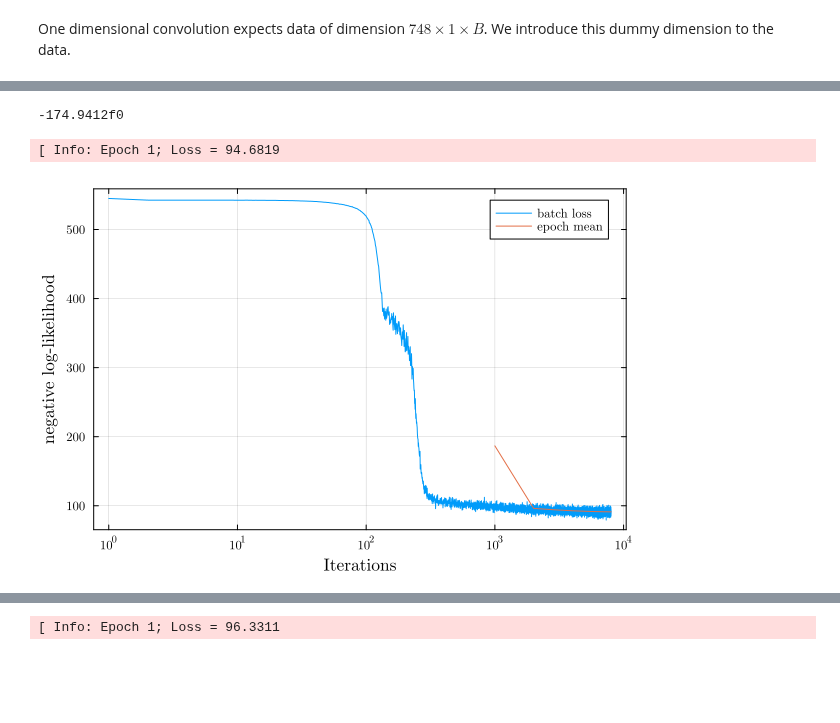
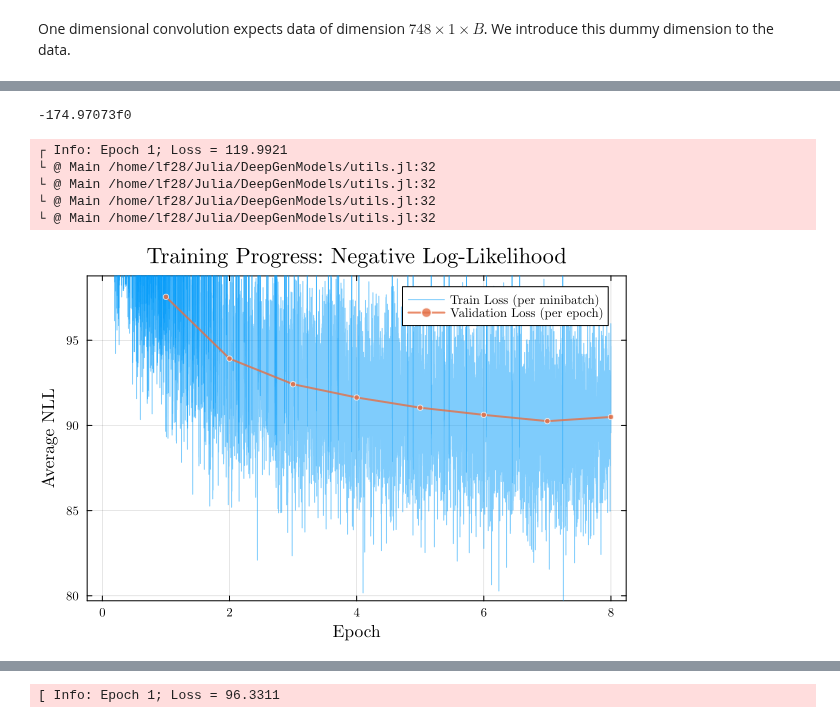
Before and after one commit to lf28/DeepGenModels, a Jupyter notebook: WaveNet.ipynb, the cells around one changed output, grey strips where cells are left out. Cells and saved outputs as stored; diff of their text form; code cells hidden in the pictures; blank space fills up the shorter version.

```diff
--- a/WaveNet.ipynb
+++ b/WaveNet.ipynb
@@ -450,20 +517,24 @@ vec2imgs(sample(pix_net_no_dil, 100); nrows=10)
 # %%
-logpdf(pix_net_no_dil, mnist_binary_test_loader; reduction=mean)
+logpdf(pix_net_no_dil, mnist_binary_test |> device; reduction=mean)
 # %% [output]
--174.9412f0
+-174.97073f0
 # %%
 begin
     Random.seed!(123)
 
     pix_net_dil = PixelCNN1D(28^2, n_layers, ks, nc; dilation=true, built_in_padding=false) |> device
-    losses_dil, _ = fit!(pix_net_dil, mnist_binary_loader, Adam(), 8; verbose=true, every_epoch=2, learning_rate_decay=true, validation_data_loader=nothing)
+    losses_dil, valid_losses_dil = fit!(pix_net_dil, mnist_binary_loader, Adam(), 8; verbose=true, every_epoch=2, valid_data=mnist_binary_valid)
 end;
 # %% [output]
-[ Info: Epoch 1; Loss = 94.6819
+┌ Info: Epoch 1; Loss = 119.9921
+└ @ Main /home/lf28/Julia/DeepGenModels/utils.jl:32
+└ @ Main /home/lf28/Julia/DeepGenModels/utils.jl:32
+└ @ Main /home/lf28/Julia/DeepGenModels/utils.jl:32
+└ @ Main /home/lf28/Julia/DeepGenModels/utils.jl:32
 # %%
-plot_loss(losses_dil, length(mnist_binary_loader))
+plot_loss_history(losses_dil, valid_losses_dil, mnist_binary_loader)
 # %% [output]
-[figure, old version]
+[figure, new version]
 # %%
 vec2imgs(sample(pix_net_dil, 100); nrows=10)
 # %% [output]
```
Also changed, not shown: parts of 39 cells of this notebook, 2 other files.
